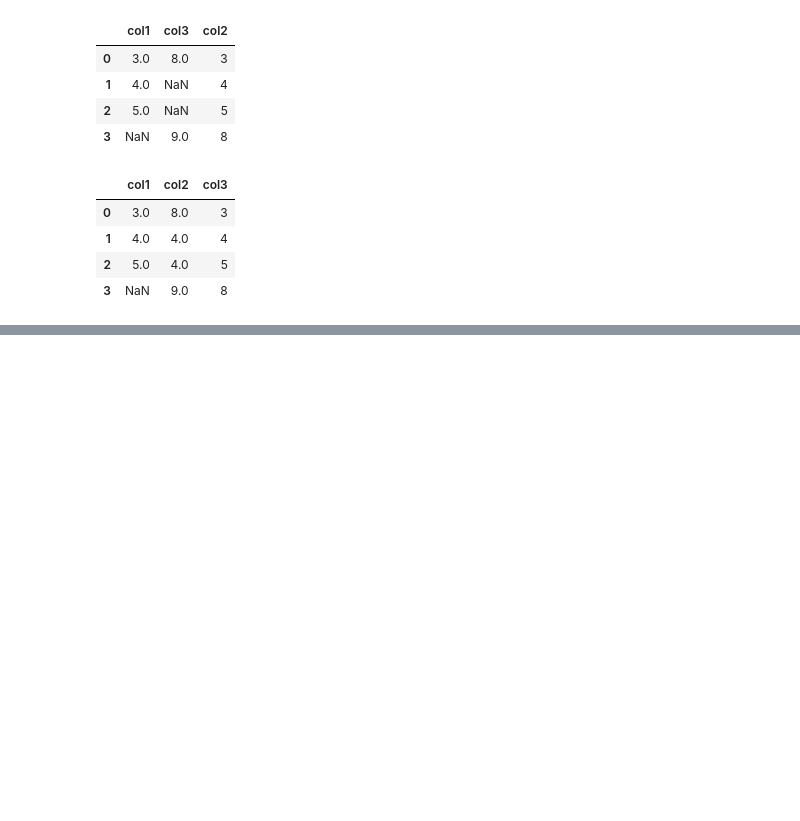
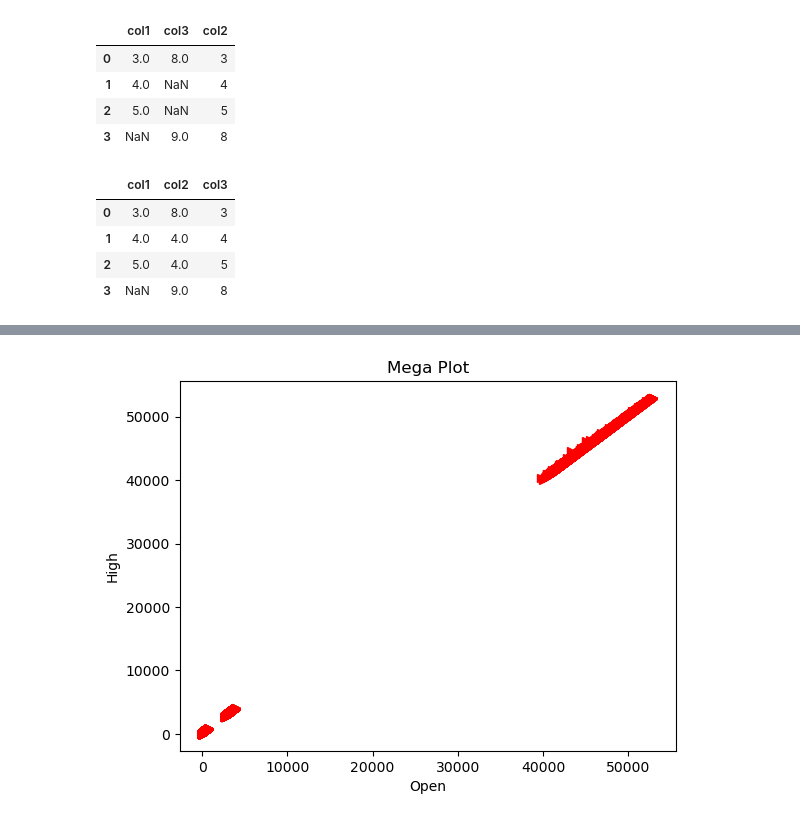
Before and after one commit to arturmusalimov/ml_shared, a Jupyter notebook: week3/pandas_extra_functions.ipynb, the cells around one changed output, grey strips where cells are left out. Drawn from its saved outputs; the diff is of its cells as text; code cells hidden in the pictures; blank space fills up the shorter version.

```diff
--- a/week3/pandas_extra_functions.ipynb
+++ b/week3/pandas_extra_functions.ipynb
@@ -68,0 +116,11 @@ df
+# %%
+x = df_bitcoin["Open"]
+y = df_bitcoin["High"]
+# %%
+plt.plot(x,y,"r>")
+plt.xlabel("Open")
+plt.ylabel("High")
+plt.title("Mega Plot")
+plt.show()
+# %% [output]
+[figure, added]
```
Also changed, not shown: parts of 7 cells of this notebook, 5 other files.
